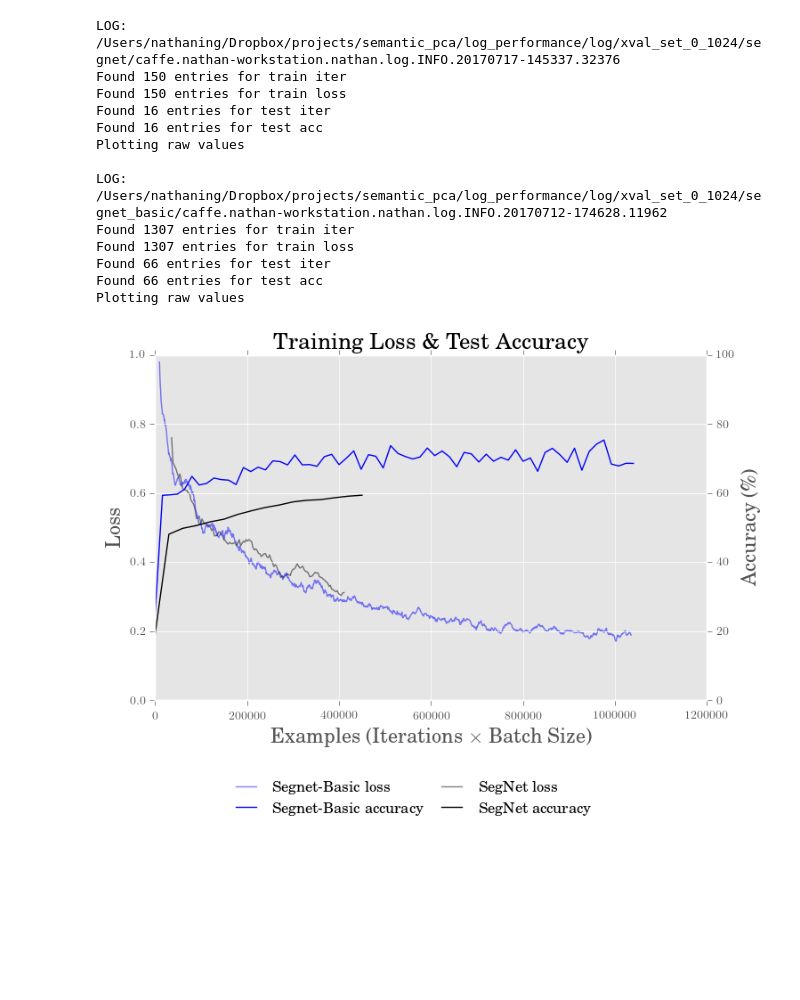
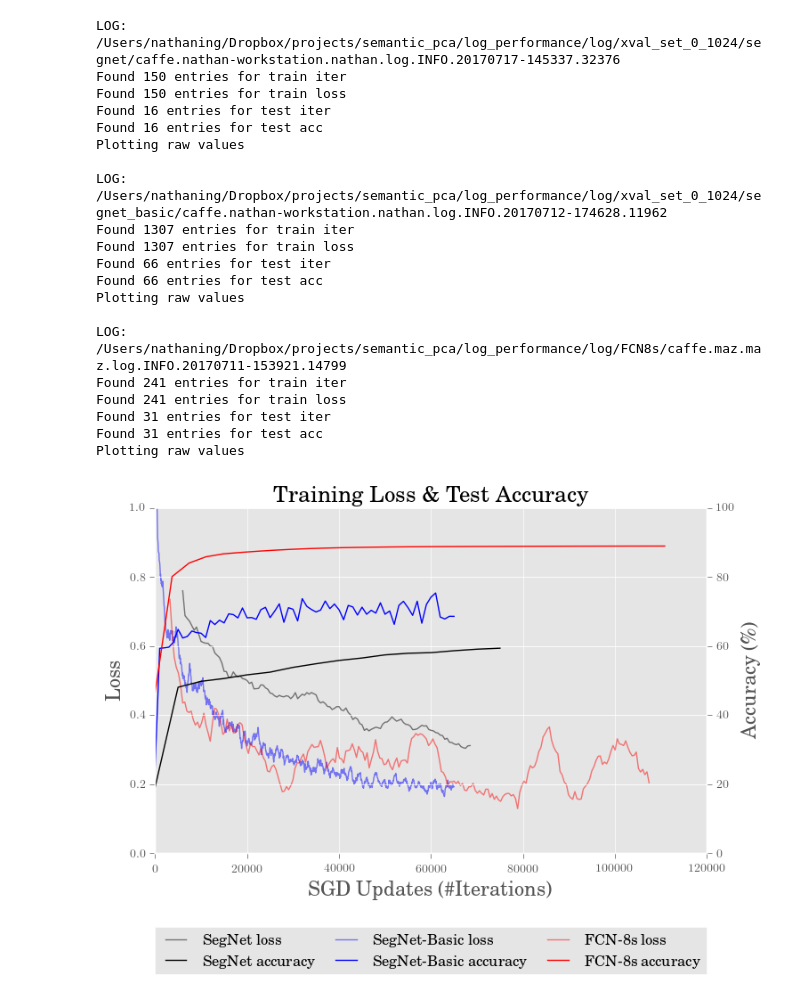
Before and after one commit to BioImageInformatics/histo_seg, a Jupyter notebook: notebooks/plot_logs.ipynb, the cells around one changed output. Cells and saved outputs as stored; diff of their text form; code cells hidden in the pictures; blank space fills up the shorter version.

```diff
--- a/notebooks/plot_logs.ipynb
+++ b/notebooks/plot_logs.ipynb
@@ -26,4 +19,13 @@ legend_names = ['Train Loss', 'Test Accuracy']
 # %%
+logs = ['/Users/nathaning/Dropbox/projects/semantic_pca/log_performance/log/xval_set_0_1024/segnet/caffe.nathan-workstation.nathan.log.INFO.20170717-145337.32376',
+        '/Users/nathaning/Dropbox/projects/semantic_pca/log_performance/log/xval_set_0_1024/segnet_basic/caffe.nathan-workstation.nathan.log.INFO.20170712-174628.11962',
+        '/Users/nathaning/Dropbox/projects/semantic_pca/log_performance/log/FCN8s/caffe.maz.maz.log.INFO.20170711-153921.14799']
+colors = ['k', 'b', 'r']
+smoothing = [25, 15, 15]
+names = ['SegNet', 'SegNet-Basic', 'FCN-8s']
+batch_sizes = [6, 16, 1]
+legend_names = ['Train Loss', 'Test Accuracy']
+
 def moving_average(a, n=25) :
     ret = np.cumsum(a, dtype=float)
     ret[n:] = ret[n:] - ret[:-n]
@@ -34,21 +36,26 @@ plt.style.use('ggplot')
 fig, ax1 = plt.subplots(figsize=(8,5))
 # ax1.set_facecolor('white')
 ax2 = ax1.twinx()
-ax1.set_xlabel(r'Examples (Iterations $\times$ Batch Size)', size=16)
+# ax1.set_xlabel(r'Examples (Iterations $\times$ Batch Size)', size=16)
+ax1.set_xlabel(r'SGD Updates (\#Iterations)', size=16)
 ax1.set_ylabel(r'Loss', size=16)
 ax2.set_ylabel(r'Accuracy (\%)', size=16)
 ax1.set_ylim([0,1])
 ax2.set_ylim([0,100])
+ax1.spines['top'].set_visible(False)
+ax2.spines['top'].set_visible(False)
+ax1.yaxis.set_ticks_position('left')
+ax1.xaxis.set_ticks_position('bottom')
 loss_pattern = r"Iteration (?P<iter_num>\d+),.+loss = (?P<loss_val>[+-]?(\d+(\.\d*)?|\.\d+)([eE][+-]?\d+)?)"
 train_iter_pattern = r"Iteration (?P<iter_num>\d+), lr ="
-train_loss_pattern = r"Train net output #1: loss = (?P<accuracy>[+-]?(\d+(\.\d*)?|\.\d+)([eE][+-]?\d+)?)"
+train_loss_pattern = r"Train net output #\d: loss = (?P<accuracy>[+-]?(\d+(\.\d*)?|\.\d+)([eE][+-]?\d+)?)"
 test_pattern = [r"Iteration (?P<iter_num>\d+), Testing net",
                 r"Test net output #0: accuracy = (?P<accuracy>[+-]?(\d+(\.\d*)?|\.\d+)([eE][+-]?\d+)?)",]
 #                 r"Test net output #1: loss = (?P<accuracy>[+-]?(\d+(\.\d*)?|\.\d+)([eE][+-]?\d+)?)"]
 handles = []
 
 
-for logfile, color, name, batchsize in zip(logs, colors, names, batch_sizes):
+for logfile, color, name, batchsize, smooth in zip(logs, colors, names, batch_sizes, smoothing):
     print 'LOG: {}'.format(logfile)
     with open(logfile, 'r') as f:
         log = f.read()
@@ -81,18 +88,18 @@ for logfile, color, name, batchsize in zip(logs, colors, names, batch_sizes):
 #     print 'Found {} entries for test loss'.format(len(test_loss))
 #     print test_loss
 
-    train_iter = np.asarray(train_iter, dtype=np.float) * batchsize
+    train_iter = np.asarray(train_iter, dtype=np.float)# * batchsize
     train_loss = np.asarray(train_loss, dtype=np.float)
-    test_iter = np.asarray(test_iter, dtype=np.float) * batchsize
+    test_iter = np.asarray(test_iter, dtype=np.float)# * batchsize
     test_acc = np.asarray(test_acc, dtype=np.float)
 #     test_loss = np.asarray(test_loss, dtype=np.float)
 #     test_loss /= test_loss.max()
 
     if moving_average:
-        train_iter = moving_average(train_iter)
-        train_loss = moving_average(train_loss)
-        test_iter = moving_average(test_iter, n=1)
-        test_acc = moving_average(test_acc, n=1)
+        train_iter = moving_average(train_iter, n=smooth)
+        train_loss = moving_average(train_loss, n=smooth)
+#         test_iter = moving_average(test_iter, n=1)
+#         test_acc = moving_average(test_acc, n=1)
 #         test_loss = moving_average(test_loss, n=1)
 
 
@@ -105,32 +112,39 @@ for logfile, color, name, batchsize in zip(logs, colors, names, batch_sizes):
         print "Plotting iterations in Log scale"
         ax1.set_xscale('log')
 
     handles += [mlines.Line2D([], [], color=color, label=name+' loss', linestyle = '-', alpha=0.5),
 #                 mlines.Line2D([], [], color=color, label=name+' test loss', linestyle = '-.'),
                mlines.Line2D([], [], color=color, label=name+' accuracy'),]
     print ''
 
 lgd = plt.legend(loc=8,
-           bbox_to_anchor=(0.5, -0.35),
+           bbox_to_anchor=(0, -0.35, 1, -0.5),
            ncol=len(names), mode="expand", borderaxespad=0.,
            handles=handles)
 
 plt.title('Training Loss \& Test Accuracy', size=18)
 fig.savefig('/Users/nathaning/Dropbox/_Papers/pca segmentation/Figs/loss_plots/plots.pdf',
             bbox_extra_artists=(lgd,), bbox_inches='tight')
 plt.show()
 # %% [output]
 LOG: /Users/nathaning/Dropbox/projects/semantic_pca/log_performance/log/xval_set_0_1024/segnet/caffe.nathan-workstation.nathan.log.INFO.20170717-145337.32376
 Found 150 entries for train iter
 Found 150 entries for train loss
 Found 16 entries for test iter
 Found 16 entries for test acc
 Plotting raw values
 
 LOG: /Users/nathaning/Dropbox/projects/semantic_pca/log_performance/log/xval_set_0_1024/segnet_basic/caffe.nathan-workstation.nathan.log.INFO.20170712-174628.11962
 Found 1307 entries for train iter
 Found 1307 entries for train loss
 Found 66 entries for test iter
 Found 66 entries for test acc
 Plotting raw values
+
+LOG: /Users/nathaning/Dropbox/projects/semantic_pca/log_performance/log/FCN8s/caffe.maz.maz.log.INFO.20170711-153921.14799
+Found 241 entries for train iter
+Found 241 entries for train loss
+Found 31 entries for test iter
+Found 31 entries for test acc
+Plotting raw values
-[figure, old version]
+[figure, new version]
```
Also changed, not shown: parts of 2 cells of this notebook, 9 other files.
